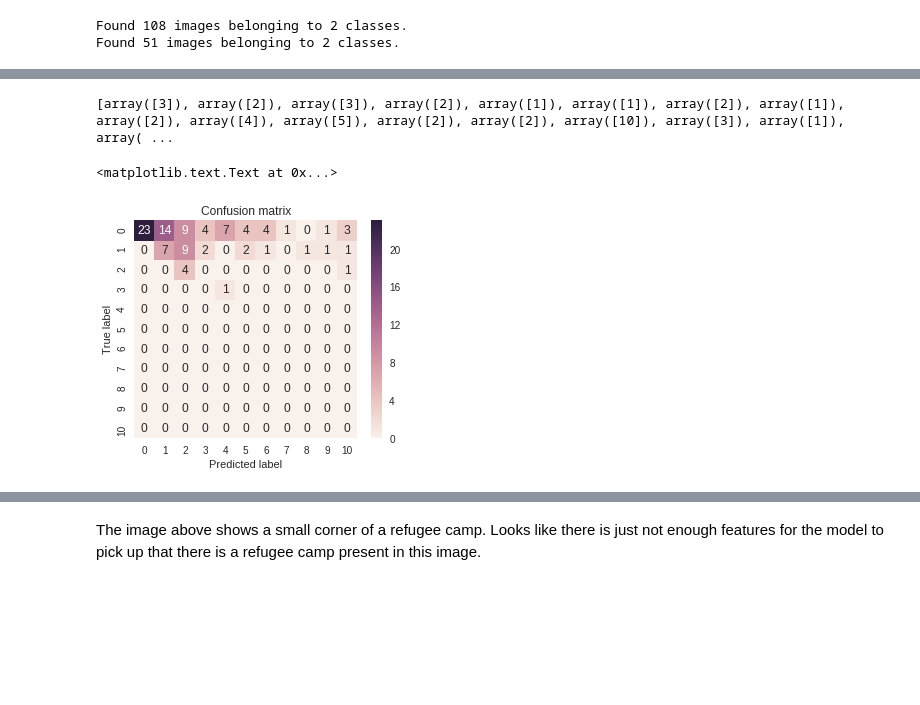
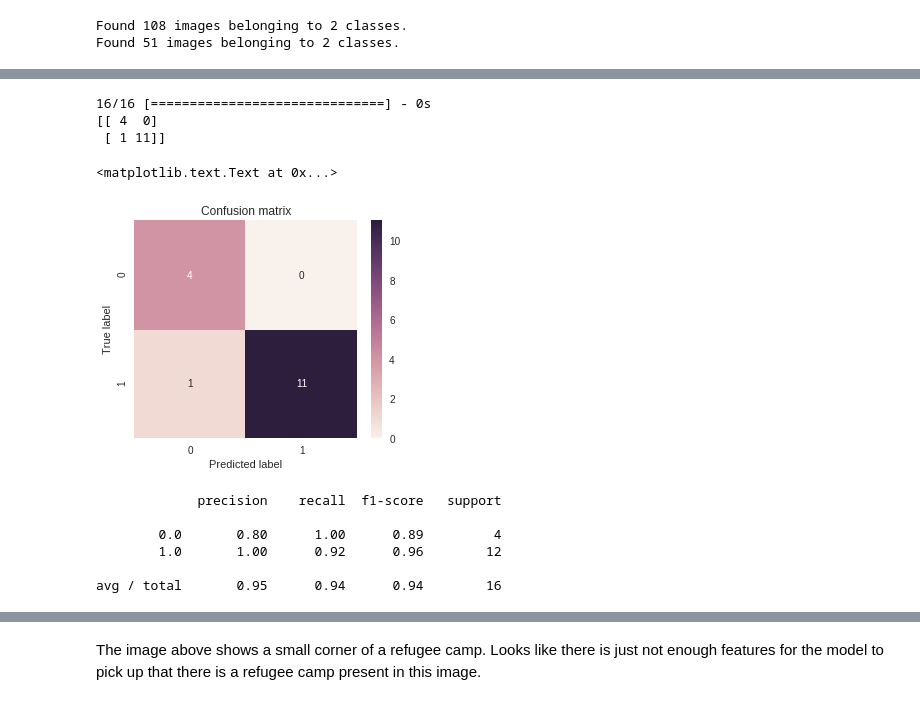
Before and after one commit to jam1245/geospatial-refugee, a Jupyter notebook: test.ipynb, the cells around one changed output, grey strips where cells are left out. Drawn from its saved outputs; the diff is of its cells as text; code cells hidden in the pictures; blank space fills up the shorter version.

```diff
--- a/test.ipynb
+++ b/test.ipynb
@@ -418,20 +385,44 @@ plt.colorbar()
-# %%
-print(y_pred_sparse)
-# %% [output]
-[array([3]), array([2]), array([3]), array([2]), array([1]), array([1]), array([2]), array([1]), array([2]), array([4]), array([5]), array([2]), array([2]), array([10]), array([3]), array([1]), array( ...
 # %%
-#####confusion matrix
+for batch in itertools.islice(validation_generator, 200):
+    X_test, y_test = batch
+
+y_preds = model.predict(X_test)
+#y_preds = np.argmax(y_pred, axis=1) + 1
+
+#print(y_preds)
+predictions = model.predict_classes(X_test)
+#print(predictions2)
+
+preds = []
+for i in predictions:
+    preds.extend(i)
+
+classification_report(y_test, preds)
+cm = confusion_matrix(y_test, preds)
+print(cm)
 
 import seaborn as sns
 import matplotlib.pyplot as plt
 
-
 plt.figure(figsize = (5,4))
-cm = confusion_matrix(y_true_sparse, y_pred_sparse)
+cm = confusion_matrix(y_test, preds)
 sns.heatmap(cm, annot = True)
 plt.title('Confusion matrix')
 plt.ylabel('True label')
 plt.xlabel('Predicted label')
 # %% [output]
-<matplotlib.text.Text at 0x...>
+16/16 [==============================] - 0s
+[[ 4  0]
+ [ 1 11]]
+<matplotlib.text.Text at 0x...>
-[figure, old version]
+[figure, new version]
+# %%
+report = classification_report(y_test, preds)
+print(report)
+# %% [output]
+             precision    recall  f1-score   support
+
+        0.0       0.80      1.00      0.89         4
+        1.0       1.00      0.92      0.96        12
+
+avg / total       0.95      0.94      0.94        16
```
Also changed, not shown: parts of 18 cells of this notebook.
